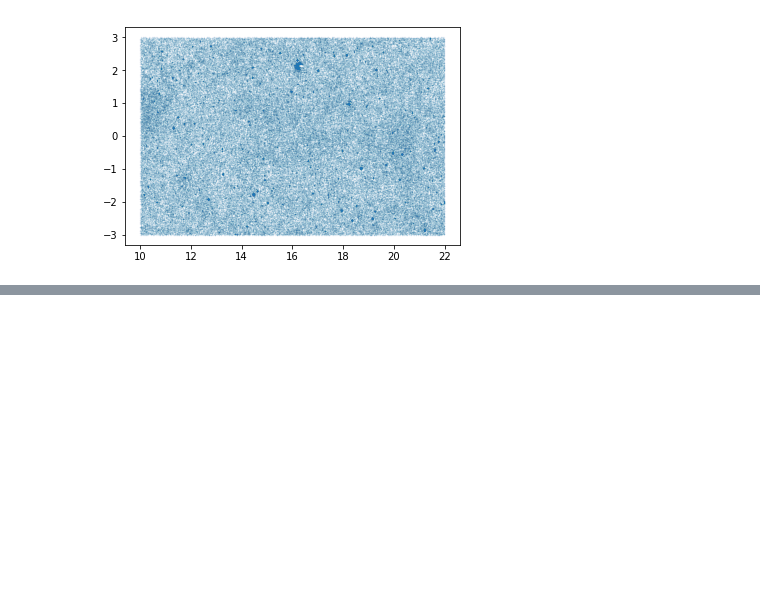
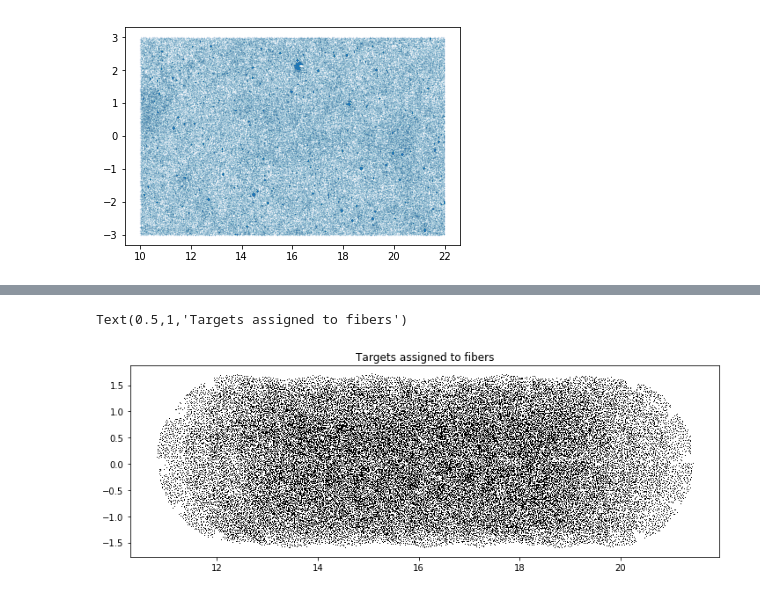
Before and after one commit to forero/fiberassign_explore, a Jupyter notebook: observational_targets.ipynb, the cells around one changed output, grey strips where cells are left out. Drawn from its saved outputs; the diff is of its cells as text; code cells hidden in the pictures; blank space fills up the shorter version.

Commit message:
plot assigned targets

```diff
--- a/observational_targets.ipynb
+++ b/observational_targets.ipynb
@@ -166,0 +190,12 @@ plt.scatter(mtl['RA'], mtl['DEC'], s=0.1, alpha=0.1)
+# %%
+tiles = Table.read("tiles.fits")
+targets = Table.read("mtl.fits")
+# %%
+tilefile = '{}/tile_{:05d}.fits'.format(outdir, tiles['TILEID'][0])
+fx = fits.open(tilefile)
+print(fx.info())
+print('\nFIBERASSIGN columns:')
+print(fx['FIBERASSIGN'].data.dtype.names)
+print('\nPOTENTIAL columns:')
+print(fx['POTENTIAL'].data.dtype.names)
+fx.close()
@@ -166,0 +217,16 @@ plt.scatter(mtl['RA'], mtl['DEC'], s=0.1, alpha=0.1)
+# %%
+assignments = list()
+for tileid in tiles['TILEID']:
+    tilefile = '{}/tile_{:05d}.fits'.format(outdir, tileid)
+    assignments.append(Table.read(tilefile, 'FIBERASSIGN'))
+
+assigned_targetids = np.concatenate([tmp['TARGETID'] for tmp in assignments])
+isAssigned = np.in1d(targets['TARGETID'], assigned_targetids)
+
+plt.figure(figsize=(12,4))
+plt.plot(targets['RA'][isAssigned], targets['DEC'][isAssigned], 'k,')
+plt.title('Targets assigned to fibers')
+# plot_tiles(tiles)
+# %% [output]
+Text(0.5,1,'Targets assigned to fibers')
+[figure, added]
```
Also changed, not shown: parts of 6 cells of this notebook, 1 other file.
